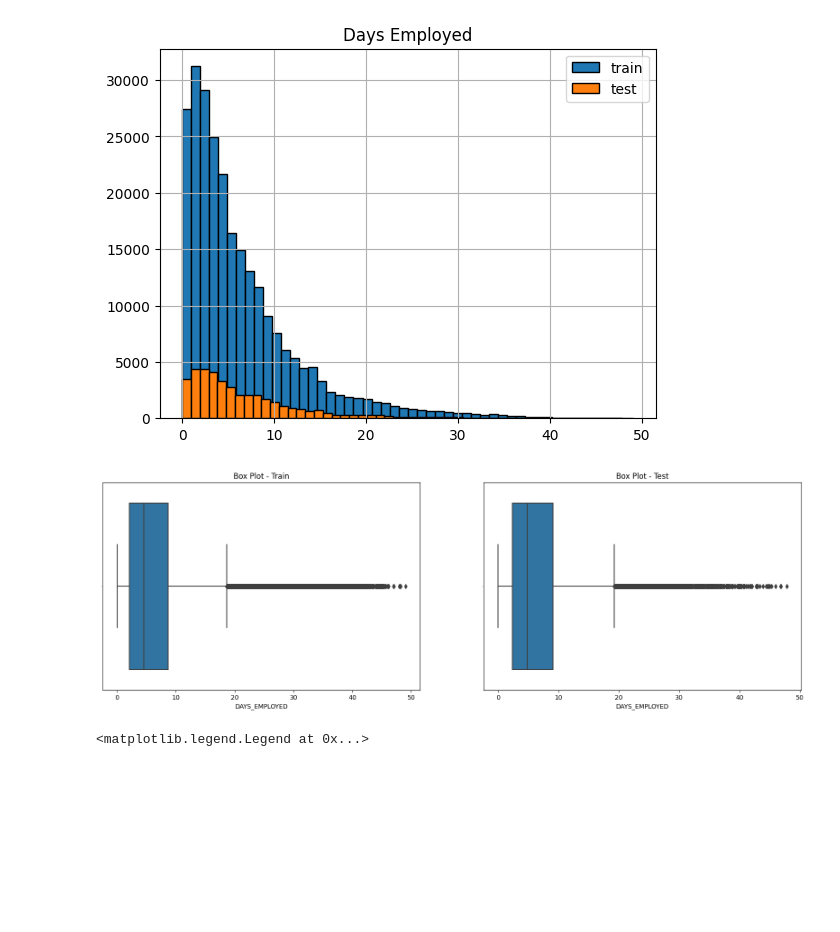
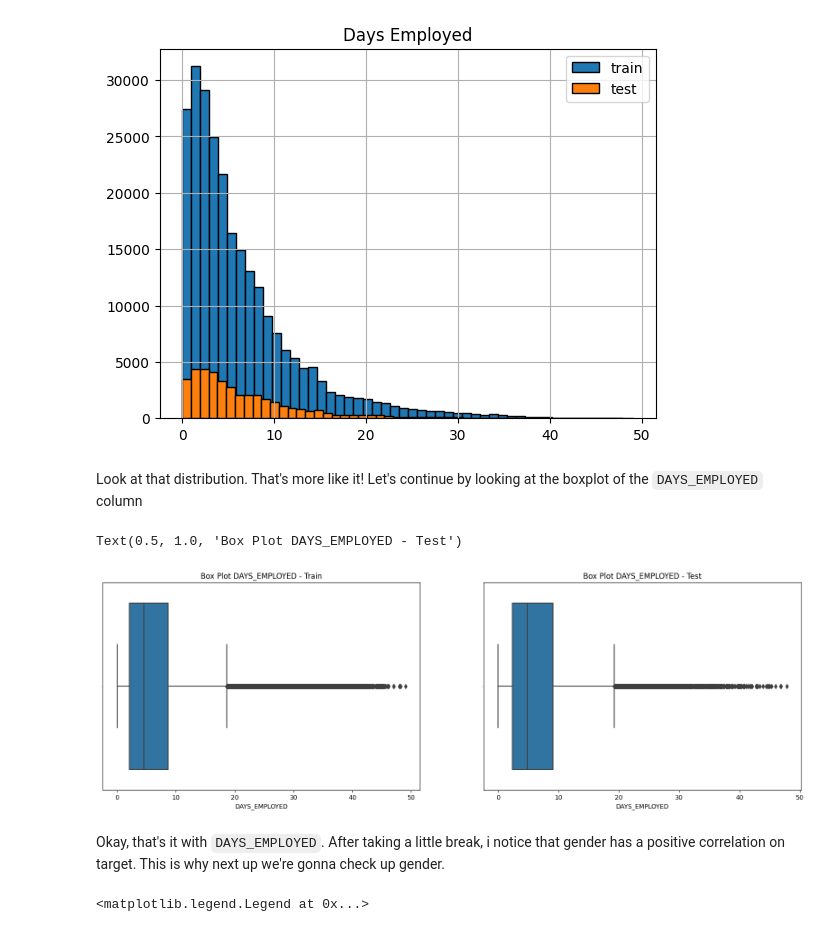
Before and after one commit to KronosDP/Home-Credit-Data-Science-Virtual-Internship, a Jupyter notebook: Darrel's Work/0_EDA.ipynb, the cells around one changed output. Saved outputs shown, nothing was run; the diff lists cells and outputs as text; code cells hidden in the pictures; blank space fills up the shorter version.

```diff
--- a/Darrel's Work/0_EDA.ipynb
+++ b/Darrel's Work/0_EDA.ipynb
@@ -457,22 +506,19 @@ plt.legend()
 # %% [output]
 <matplotlib.legend.Legend at 0x...>
 [figure]
+# %% [markdown]
+Look at that distribution. That's more like it! Let's continue by looking at the boxplot of the `DAYS_EMPLOYED` column
 # %%
-# Create a figure and axes to display the boxplots
 fig, ax = plt.subplots(1, 2, figsize=(20, 6))
-
-# Plot the boxplot for the "DAYS_EMPLOYED" column in the train dataset
 sns.boxplot(data=train, x="DAYS_EMPLOYED", ax=ax[0])
-ax[0].set_title("Box Plot - Train")
-
-# Plot the boxplot for the "DAYS_EMPLOYED" column in the test dataset
+ax[0].set_title("Box Plot DAYS_EMPLOYED - Train")
 sns.boxplot(data=test, x="DAYS_EMPLOYED", ax=ax[1])
-ax[1].set_title("Box Plot - Test")
-
-# Display the plots
-plt.show()
+ax[1].set_title("Box Plot DAYS_EMPLOYED - Test")
 # %% [output]
+Text(0.5, 1.0, 'Box Plot DAYS_EMPLOYED - Test')
-[figure, old version]
+[figure, new version]
+# %% [markdown]
+Okay, that's it with `DAYS_EMPLOYED`. After taking a little break, i notice that gender has a positive correlation on target. This is why next up we're gonna check up gender.
 # %%
 plt.title("Distribution of DAYS_BIRTH by Gender")
 train[train["CODE_GENDER"]==0]["DAYS_BIRTH"].hist(edgecolor='black', bins=30, label="Gender 0")
```
Also changed, not shown: parts of 40 cells of this notebook.
